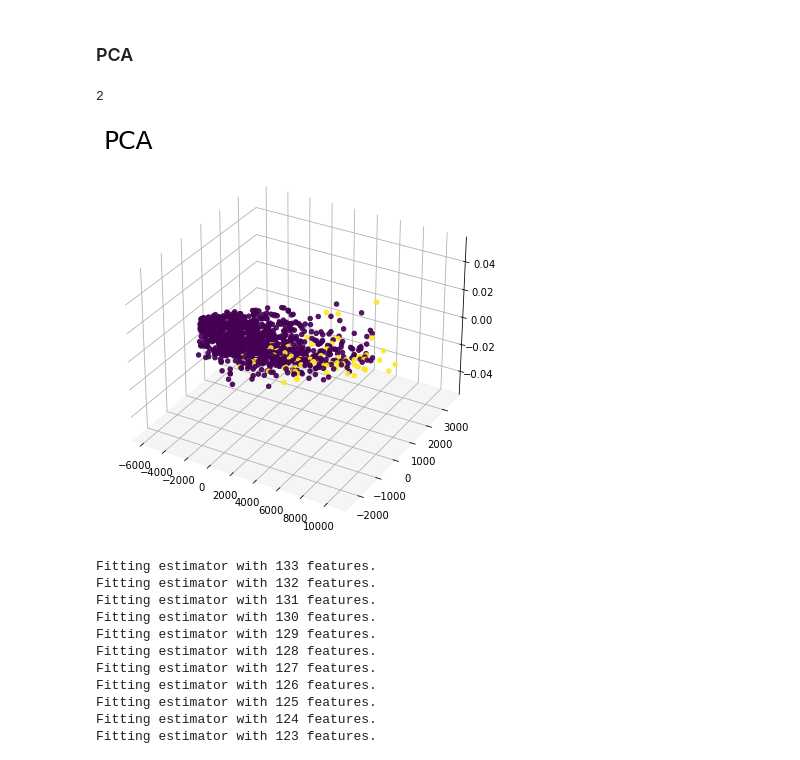
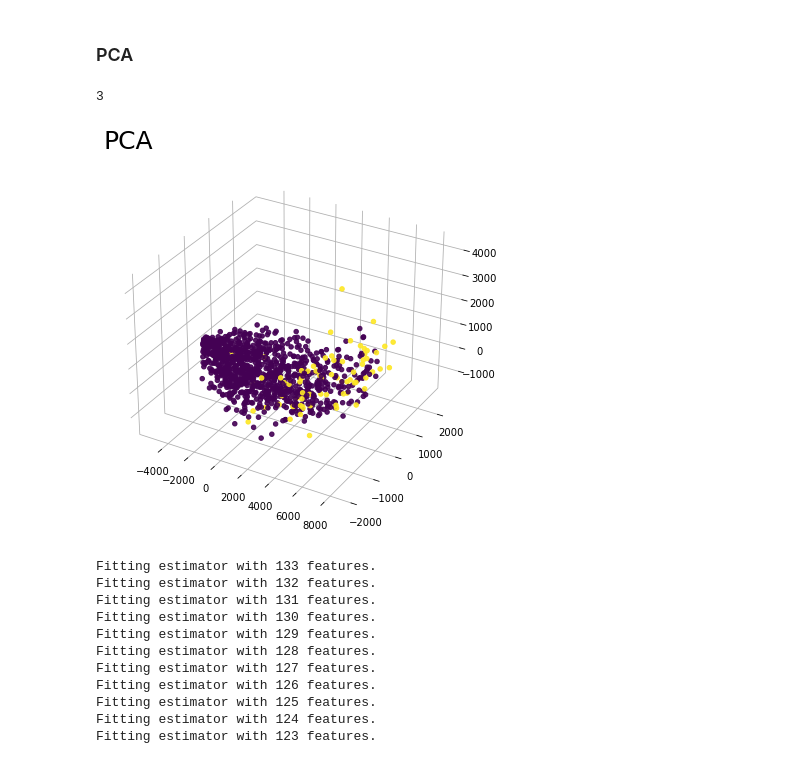
Before and after one commit to rylewww/Modeling-The-NBA-Leap, a Jupyter notebook: Modeling.ipynb, the cells around one changed output. Saved outputs shown, nothing was run; the diff lists cells and outputs as text; code cells hidden in the pictures.

```diff
--- a/Modeling.ipynb
+++ b/Modeling.ipynb
@@ -73,7 +74,7 @@ X_test_sc = pd.DataFrame(nba_scaled.transform(X_test), index = X_test.index, col
 # %% [markdown]
 #### RFE Logistic Regression Model
 # %%
-rfe_lr = RFECV(estimator=LogisticRegression(class_weight = 'balanced', max_iter = 1000), step = 1, cv = 3, scoring = 'f1', n_jobs = -1, verbose = 1)
+rfe_lr = RFECV(estimator=LogisticRegression(class_weight = 'balanced', max_iter = 1000), step = 1, cv = 3, scoring = 'precision', n_jobs = -1, verbose = 1)
 rfe_lr.fit(X_train_sc, y_train)
 X_train_sc.columns[rfe_selector.get_support()]
 # %% [output]
@@ -225,7 +225,7 @@ ss = StandardScaler()
 train_scaled = ss.fit_transform(X_train[final_cols])
 test_scaled = ss.transform(X_test[final_cols])
 
-scorer = make_scorer(recall_score, average='weighted')
+scorer = make_scorer(precision_score)
 # %%
 C = np.logspace(0, 1, 10)
 
@@ -621,41 +677,41 @@ Training F1:            1.0     Testing F1:             0.9091
 # %% [markdown]
 ### PCA
 # %%
-pca = PCA(n_components= .9, random_state=42)
+pca = PCA(n_components= 3, random_state=42)
 
 pca_train = pca.fit_transform(X_train)
 pca_test = pca.transform(X_test)
 # %%
 pca.n_components_
 # %% [output]
-2
+3
 # %%
 pca_result = pca.fit_transform(X_train)
 pca1 = pca_result[:,0]
 pca2 = pca_result[:,1]
-
+pca3 = pca_result[:,2]
 
 target = pd.Categorical(y_train).codes
 # %%
 fig = plt.figure(figsize=(19, 7))
 
 ax = fig.add_subplot(1, 2, 1, projection='3d')
 ax.set_title('PCA', fontsize=25, loc='left')
 ax.scatter(xs=pca1,
            ys=pca2,
-#            zs=pca3,
+           zs=pca3,
            c=target,
            alpha=.9,)
 
 ax.w_xaxis.line.set_color((1.0, 1.0, 1.0, 0.0))
 ax.w_yaxis.line.set_color((1.0, 1.0, 1.0, 0.0))
-# ax.w_zaxis.line.set_color((1.0, 1.0, 1.0, 0.0))
+ax.w_zaxis.line.set_color((1.0, 1.0, 1.0, 0.0))
 
 ax.xaxis.set_pane_color((1.0, 1.0, 1.0, 0.0))
 ax.yaxis.set_pane_color((1.0, 1.0, 1.0, 0.0))
-# ax.zaxis.set_pane_color((1.0, 1.0, 1.0, 0.0))
+ax.zaxis.set_pane_color((1.0, 1.0, 1.0, 0.0))
 # %% [output]
-[figure, old version]
+[figure, new version]
 # %%
 from sklearn.feature_extraction.text import TfidfVectorizer, CountVectorizer
 from sklearn.ensemble import RandomForestClassifier
```
Also changed, not shown: parts of 30 cells of this notebook, 6 other files.
